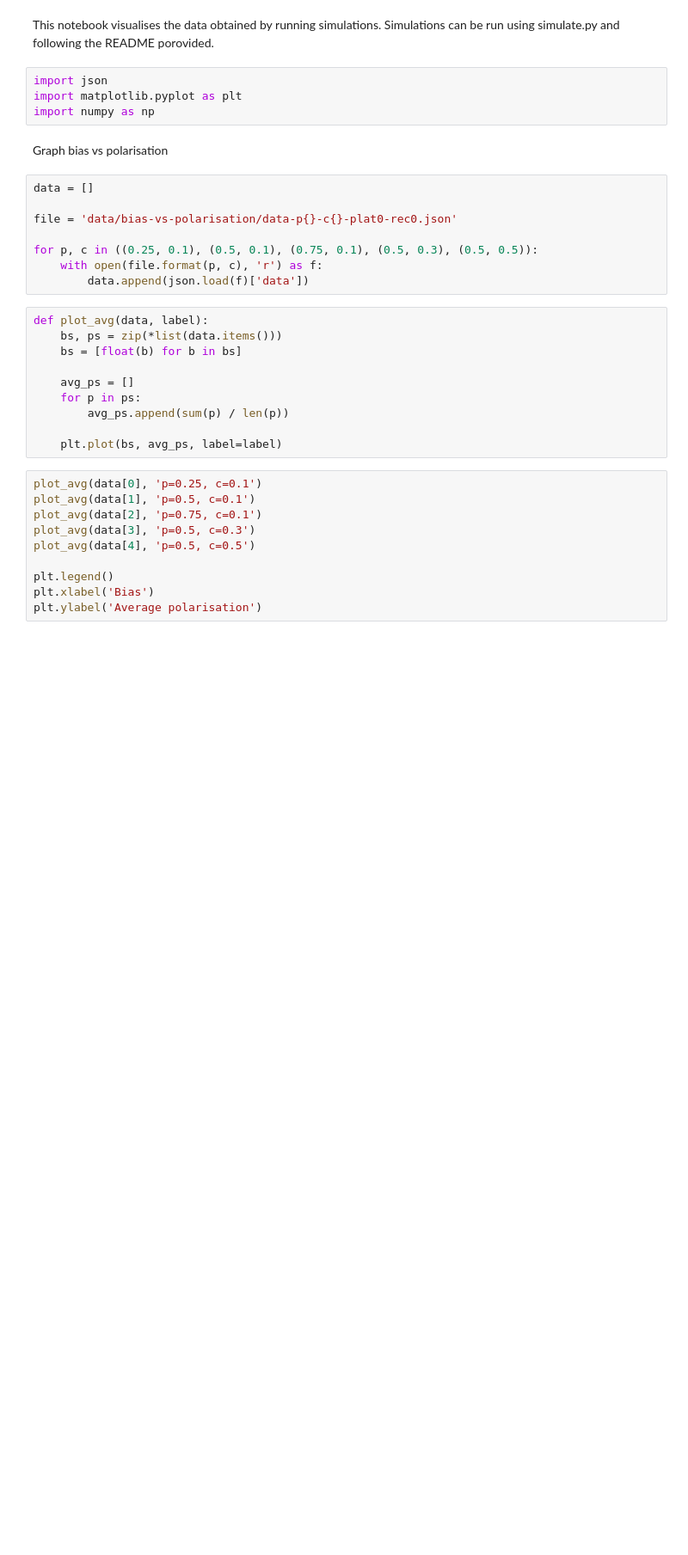
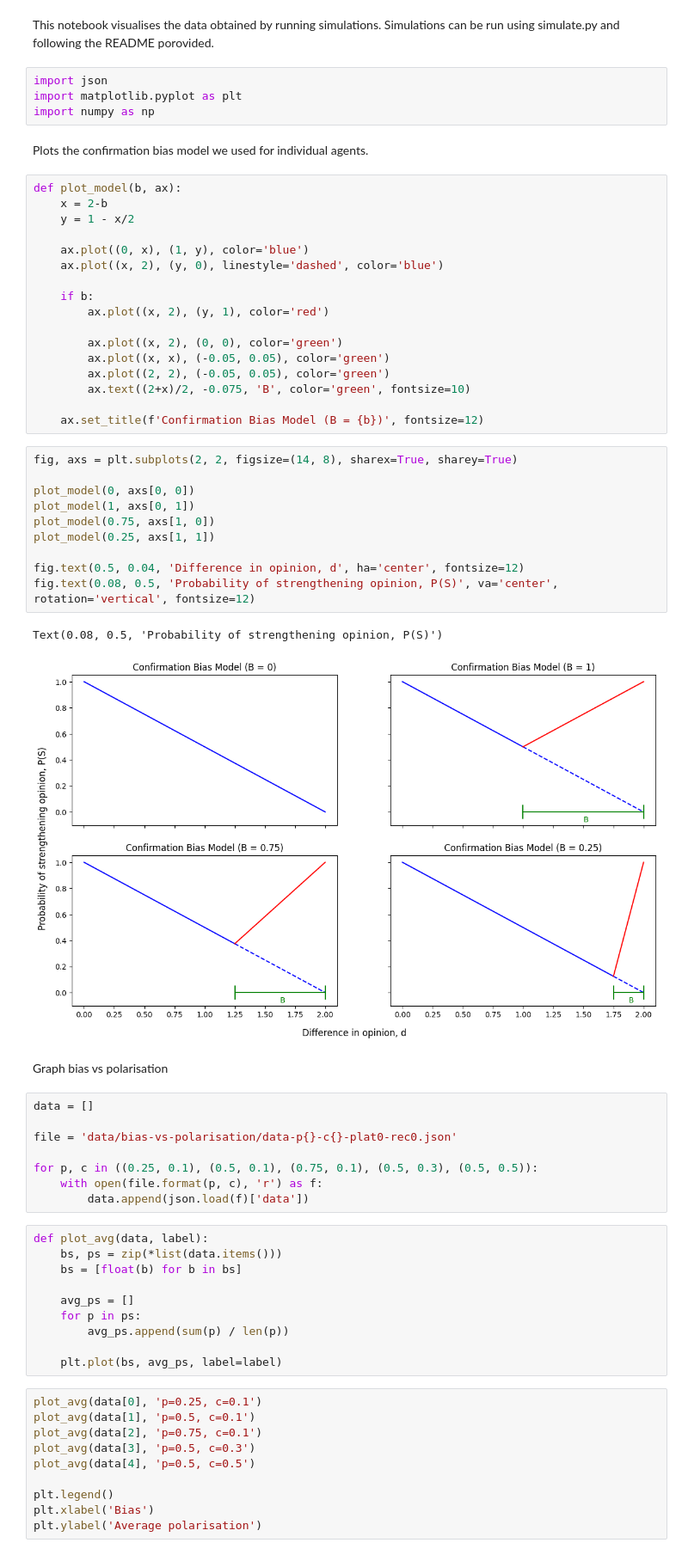
Before and after one commit to jasperpato/Social_Media_Simulator, a Jupyter notebook: analysis.ipynb, the cells around one changed output. Shown at 86% size. Drawn from its saved outputs; the diff is of its cells as text; blank space fills up the shorter version.

```diff
--- a/analysis.ipynb
+++ b/analysis.ipynb
@@ -4,6 +4,38 @@ This notebook visualises the data obtained by running simulations. Simulations c
 import json
 import matplotlib.pyplot as plt
 import numpy as np
+# %% [markdown]
+Plots the confirmation bias model we used for individual agents.
+# %%
+def plot_model(b, ax):
+	x = 2-b
+	y = 1 - x/2
+
+	ax.plot((0, x), (1, y), color='blue')
+	ax.plot((x, 2), (y, 0), linestyle='dashed', color='blue')
+
+	if b:
+		ax.plot((x, 2), (y, 1), color='red')
+
+		ax.plot((x, 2), (0, 0), color='green')
+		ax.plot((x, x), (-0.05, 0.05), color='green')
+		ax.plot((2, 2), (-0.05, 0.05), color='green')
+		ax.text((2+x)/2, -0.075, 'B', color='green', fontsize=10)
+
+	ax.set_title(f'Confirmation Bias Model (B = {b})', fontsize=12)
+# %%
+fig, axs = plt.subplots(2, 2, figsize=(14, 8), sharex=True, sharey=True)
+
+plot_model(0, axs[0, 0])
+plot_model(1, axs[0, 1])
+plot_model(0.75, axs[1, 0])
+plot_model(0.25, axs[1, 1])
+
+fig.text(0.5, 0.04, 'Difference in opinion, d', ha='center', fontsize=12)
+fig.text(0.08, 0.5, 'Probability of strengthening opinion, P(S)', va='center', rotation='vertical', fontsize=12)
+# %% [output]
+Text(0.08, 0.5, 'Probability of strengthening opinion, P(S)')
+[figure, added]
 # %% [markdown]
 Graph bias vs polarisation
 # %%
```
Also changed, not shown: parts of 3 cells of this notebook, 2 other files.
